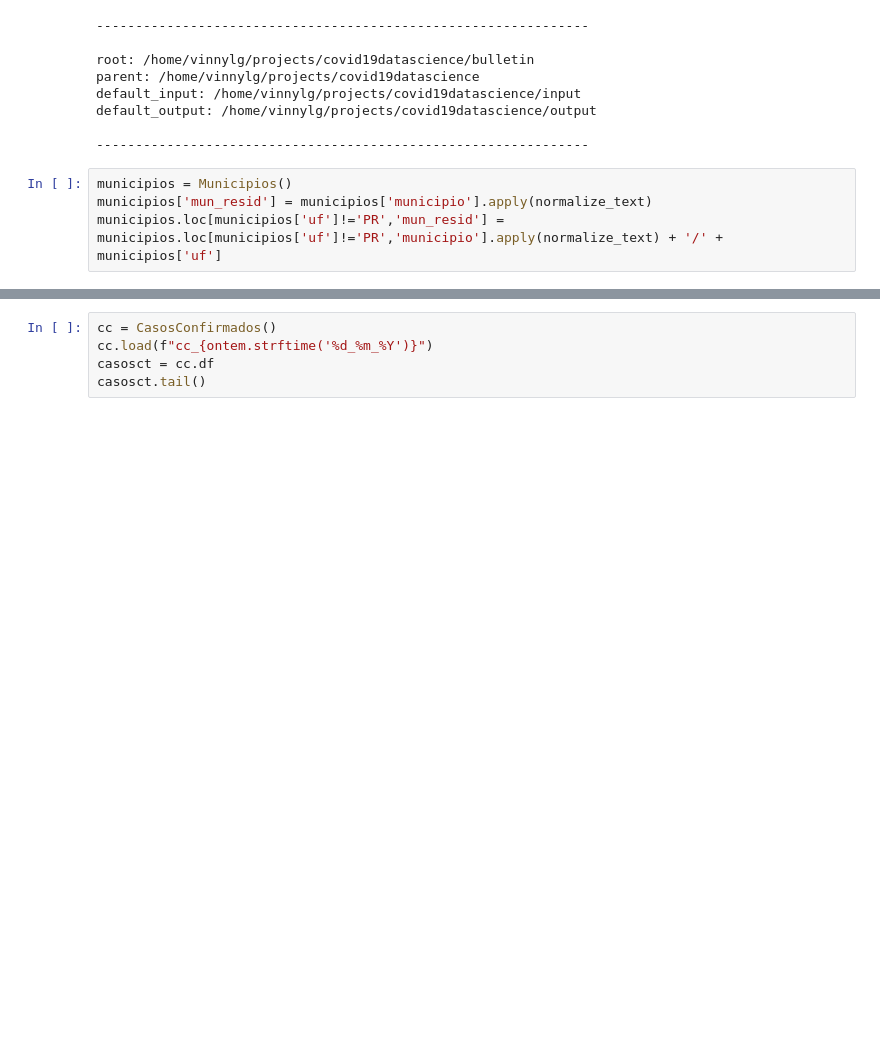
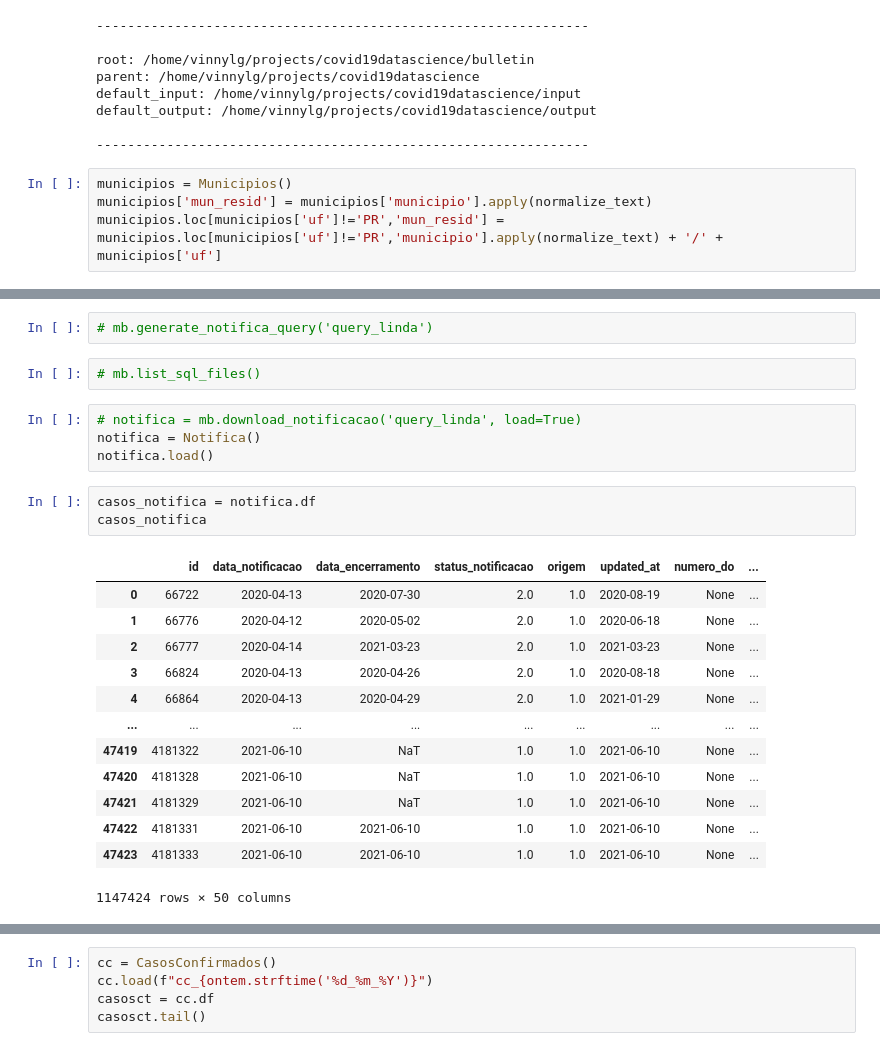
Before and after one commit to vinnylg/covid19datascience, a Jupyter notebook: notebooks/diario.ipynb, the cells around one changed output, grey strips where cells are left out. Saved outputs shown, nothing was run; the diff lists cells and outputs as text; blank space fills up the shorter version.

```diff
--- a/notebooks/diario.ipynb
+++ b/notebooks/diario.ipynb
@@ -52,0 +63,25 @@ Load downloaded query time elepsed:00:00:00
+# %%
+# mb.generate_notifica_query('query_linda')
+# %%
+# mb.list_sql_files()
+# %%
+# notifica = mb.download_notificacao('query_linda', load=True)
+notifica = Notifica()
+notifica.load()
+# %%
+casos_notifica = notifica.df
+casos_notifica
+# %% [output]
+|  | id | data_notificacao | data_encerramento | status_notificacao | origem | updated_at | numero_do | ... |
+| 0 | 66722 | 2020-04-13 | 2020-07-30 | 2.0 | 1.0 | 2020-08-19 | None | ... |
+| 1 | 66776 | 2020-04-12 | 2020-05-02 | 2.0 | 1.0 | 2020-06-18 | None | ... |
+| 2 | 66777 | 2020-04-14 | 2021-03-23 | 2.0 | 1.0 | 2021-03-23 | None | ... |
+| 3 | 66824 | 2020-04-13 | 2020-04-26 | 2.0 | 1.0 | 2020-08-18 | None | ... |
+| 4 | 66864 | 2020-04-13 | 2020-04-29 | 2.0 | 1.0 | 2021-01-29 | None | ... |
+| ... | ... | ... | ... | ... | ... | ... | ... | ... |
+| 47419 | 4181322 | 2021-06-10 | NaT | 1.0 | 1.0 | 2021-06-10 | None | ... |
+| 47420 | 4181328 | 2021-06-10 | NaT | 1.0 | 1.0 | 2021-06-10 | None | ... |
+| 47421 | 4181329 | 2021-06-10 | NaT | 1.0 | 1.0 | 2021-06-10 | None | ... |
+| 47422 | 4181331 | 2021-06-10 | 2021-06-10 | 1.0 | 1.0 | 2021-06-10 | None | ... |
+| 47423 | 4181333 | 2021-06-10 | 2021-06-10 | 1.0 | 1.0 | 2021-06-10 | None | ... |
+1147424 rows × 50 columns
```
Also changed, not shown: parts of 8 cells of this notebook, 5 other files.
